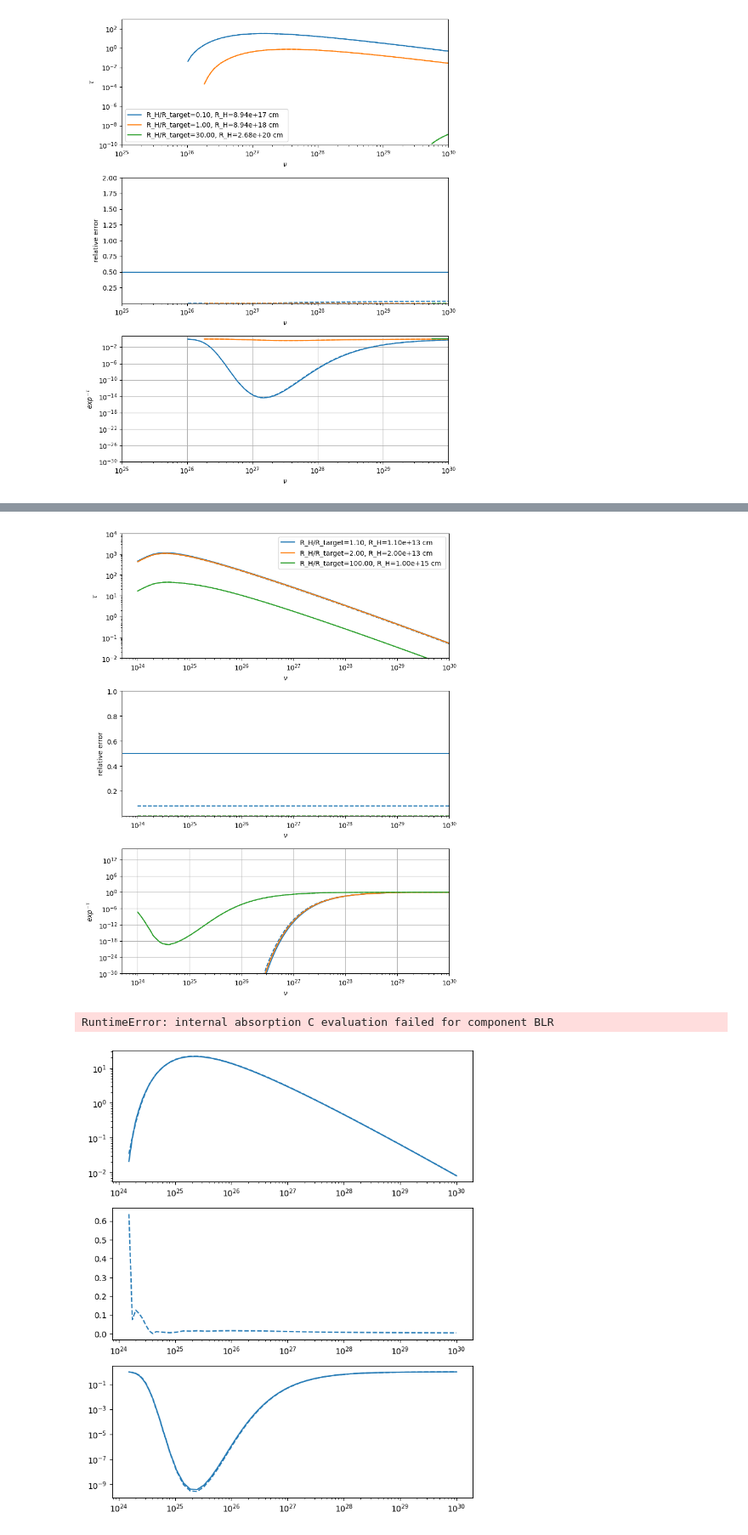
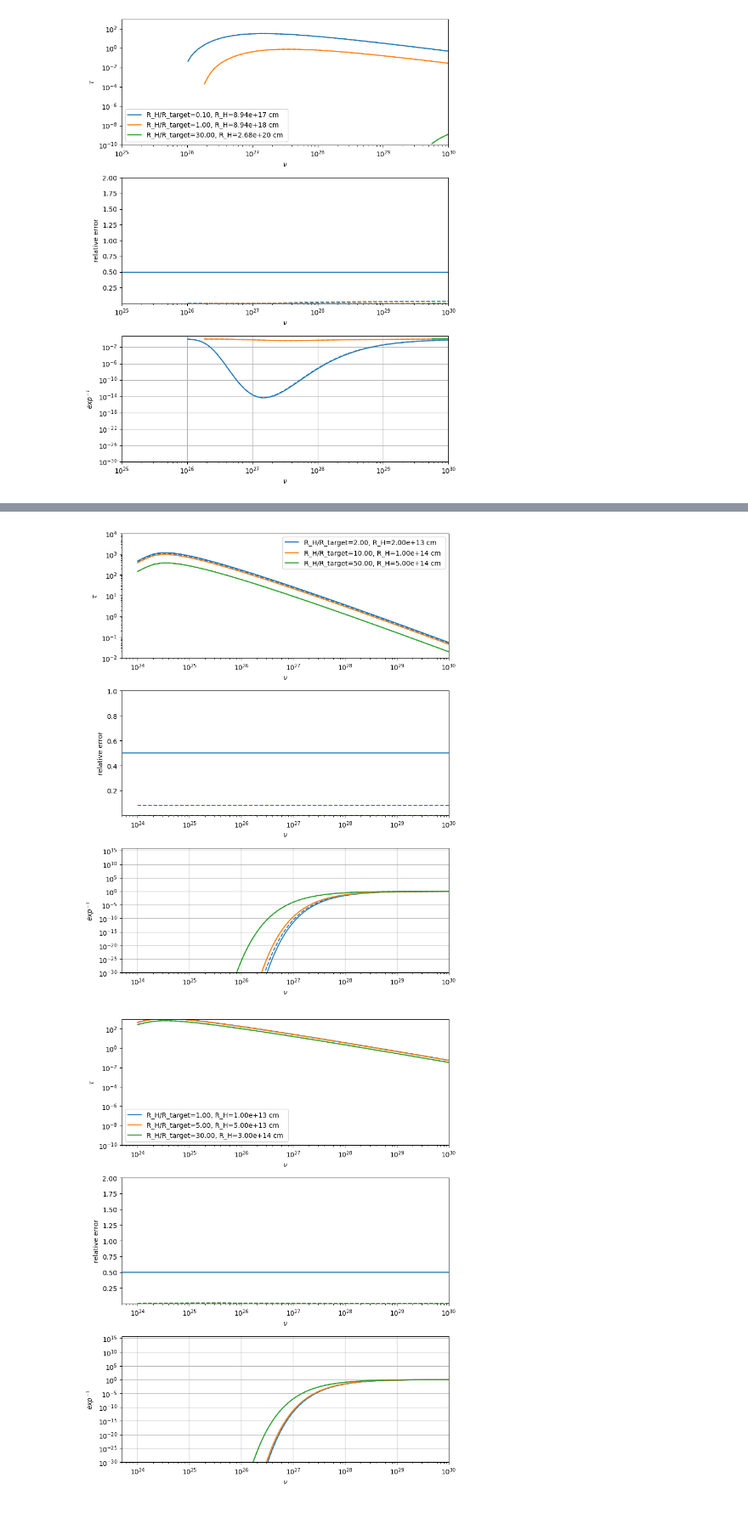
Before and after one commit to andreatramacere/jetset, a Jupyter notebook: doc/documentation_notebooks/notebooks/internal_abs/int_abs.ipynb, the cells around one changed output, grey strips where cells are left out. Shown at 85% size. Saved outputs shown, nothing was run; the diff lists cells and outputs as text; code cells hidden in the pictures.

```diff
--- a/doc/documentation_notebooks/notebooks/internal_abs/int_abs.ipynb
+++ b/doc/documentation_notebooks/notebooks/internal_abs/int_abs.ipynb
@@ -295,7 +295,7 @@ comp='BLR'
 jetset_model.enable_internal_absorption(comp,N_R_H=50,N_theta=50,N_soft=50,N_hard=50,use_R_H_profile_extrapolation=False)
 nu_hard_min=1E24
 nu_tau=np.logspace(np.log10(nu_hard_min),30,100)
-for ID,f in enumerate([.1,1,10]):
+for ID,f in enumerate([.1,3,10]):
     jetset_model.parameters.R_H.val=R_BLR*f
     jetset_model.eval()
     jetset_model.enable_internal_absorption(comp,N_R_H=50,N_theta=50,N_soft=50,N_hard=50,use_R_H_profile_extrapolation=False)
@@ -310,7 +310,6 @@ for ID,f in enumerate([.1,1,10]):
     y1,x=jetset_model.eval_internal_absorption(comp=comp,peak=False,nu=nu_tau)
     x=x*u.Hz
     axs[0].loglog( x[msk] ,y1[msk] ,'--',c=colors[ID])
-    print(y1)
     axs[1].semilogx( x[msk],np.fabs(y1[msk] -y [msk])/y[msk],'--',c=colors[ID])
 
     axs[2].loglog( x[msk],np.exp(-y[msk]),'-',c=colors[ID])
@@ -366,7 +348,7 @@ nu_tau=np.logspace(np.log10(nu_hard_min),30,100)
 jetset_model.enable_internal_absorption(comp,N_R_H=50,N_theta=50,N_soft=50,N_hard=50,use_R_H_profile_extrapolation=False)
 
 R_H_corona=jetset_model.parameters.R_H_Corona.val
-for ID,f in enumerate([1.1,2,100]):
+for ID,f in enumerate([2,10,50]):
     jetset_model.parameters.R_H.val=R_H_corona*f
     jetset_model.eval()
 
@@ -409,19 +391,19 @@ axs[2].set_ylabel(r'$exp^{-\tau}$')
 plt.tight_layout()
 plt.grid()
 # %% [output]
-[figure, old version]
+[figure, new version]
 # %%
 from matplotlib import pylab as plt
 jetset_model.parameters.tau_BLR.val=0.1
 #jetset_model.parameters.T_DT.val=1000
 fig,axs=plt.subplots(3,1,figsize=(8,10))
-R_BLR=jetset_model.parameters.R_BLR_out.val
+R_BLR=jetset_model.parameters.R_H_Corona.val
 colors = ['C0','C1','C2']
-comp='BLR'
+comp='Corona'
 jetset_model.enable_internal_absorption(comp,N_R_H=50,N_theta=50,N_soft=50,N_hard=50,use_R_H_profile_extrapolation=False)
 nu_hard_min=1E24
 nu_tau=np.logspace(np.log10(nu_hard_min),30,100)
-for ID,f in enumerate([0.1,5,30]):
+for ID,f in enumerate([1.,5,30]):
     jetset_model.parameters.R_H.val=R_BLR*f
     jetset_model.eval()
     jetset_model.enable_internal_absorption(comp,N_R_H=50,N_theta=50,N_soft=50,N_hard=50,use_R_H_profile_extrapolation=False)
@@ -436,36 +418,38 @@ for ID,f in enumerate([0.1,5,30]):
     jetset_model.enable_internal_absorption(comp,N_R_H=50,N_theta=20,N_soft=20,N_hard=50,use_R_H_profile_extrapolation=False,use_sigma_gamma_gamma_fast=False)
     y1,x=jetset_model.eval_internal_absorption(comp=comp,peak=False,nu=nu_tau)
     x=x*u.Hz
     axs[0].loglog( x[msk] ,y1[msk] ,'--',c=colors[ID])
 
     axs[1].semilogx( x[msk],np.fabs(y1[msk] -y [msk])/y[msk],'--',c=colors[ID])
 
     axs[2].loglog( x[msk],np.exp(-y[msk]),'-',c=colors[ID])
     axs[2].loglog( x[msk],np.exp(-y1[msk]),'--',c=colors[ID])
-    x_min=min(nu_hard_min,x[msk].value.min()/2)
+    try:
+        x_min=min(nu_hard_min,x[msk].value.min()/2)
+    except:
+        x_min=None
 axs[0].set_xlim(x_min,1E30)
 axs[1].set_xlim(x_min,1E30)
 axs[2].set_xlim(x_min,1E30)
 axs[0].legend()
 
 
 axs[1].axhline(.5)
 
 axs[0].set_ylim(1E-10,1E3)
 axs[1].set_ylim(1E-3,2)
 axs[2].set_ylim(1E-30,)
 axs[0].set_xlabel(r'$\nu$')
 axs[1].set_xlabel(r'$\nu$')
 axs[2].set_xlabel(r'$\nu$')
 
 axs[0].set_ylabel(r'$\tau$')
 axs[1].set_ylabel(r'relative error')
 axs[2].set_ylabel(r'$exp^{-\tau}$')
 plt.tight_layout()
 plt.grid()
 # %% [output]
-RuntimeError: internal absorption C evaluation failed for component BLR
-[figure, old version]
+[figure, new version]
 # %%
 jetset_model.enable_internal_absorption(comp,N_R_H=50,N_theta=20,N_soft=20,N_hard=20,use_R_H_profile_extrapolation=False,use_sigma_gamma_gamma_fast=True)
 %timeit y1,x=jetset_model.eval_internal_absorption(comp=comp,peak=False)
```
Also changed, not shown: parts of 7 cells of this notebook, 3 other files.
